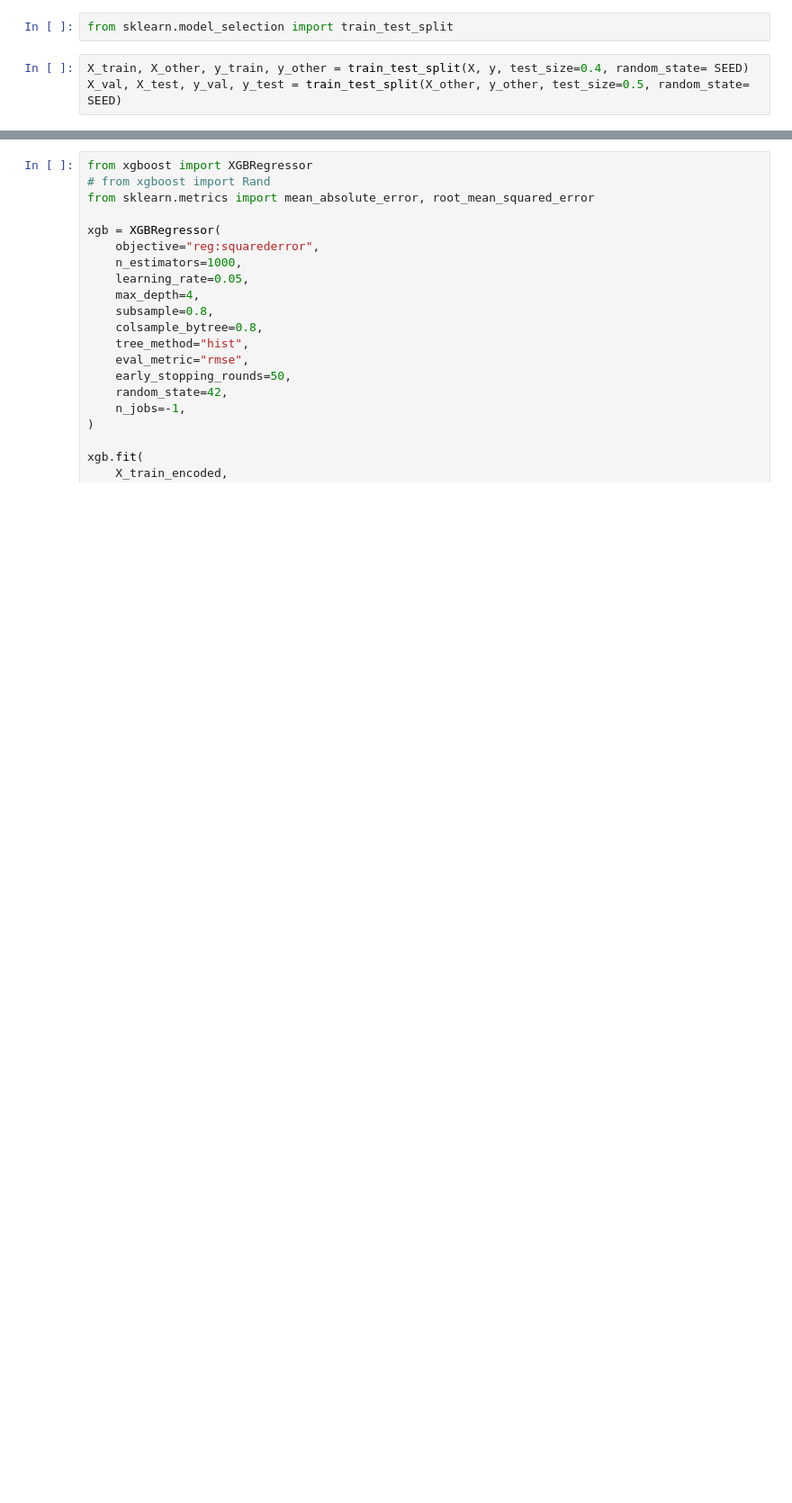
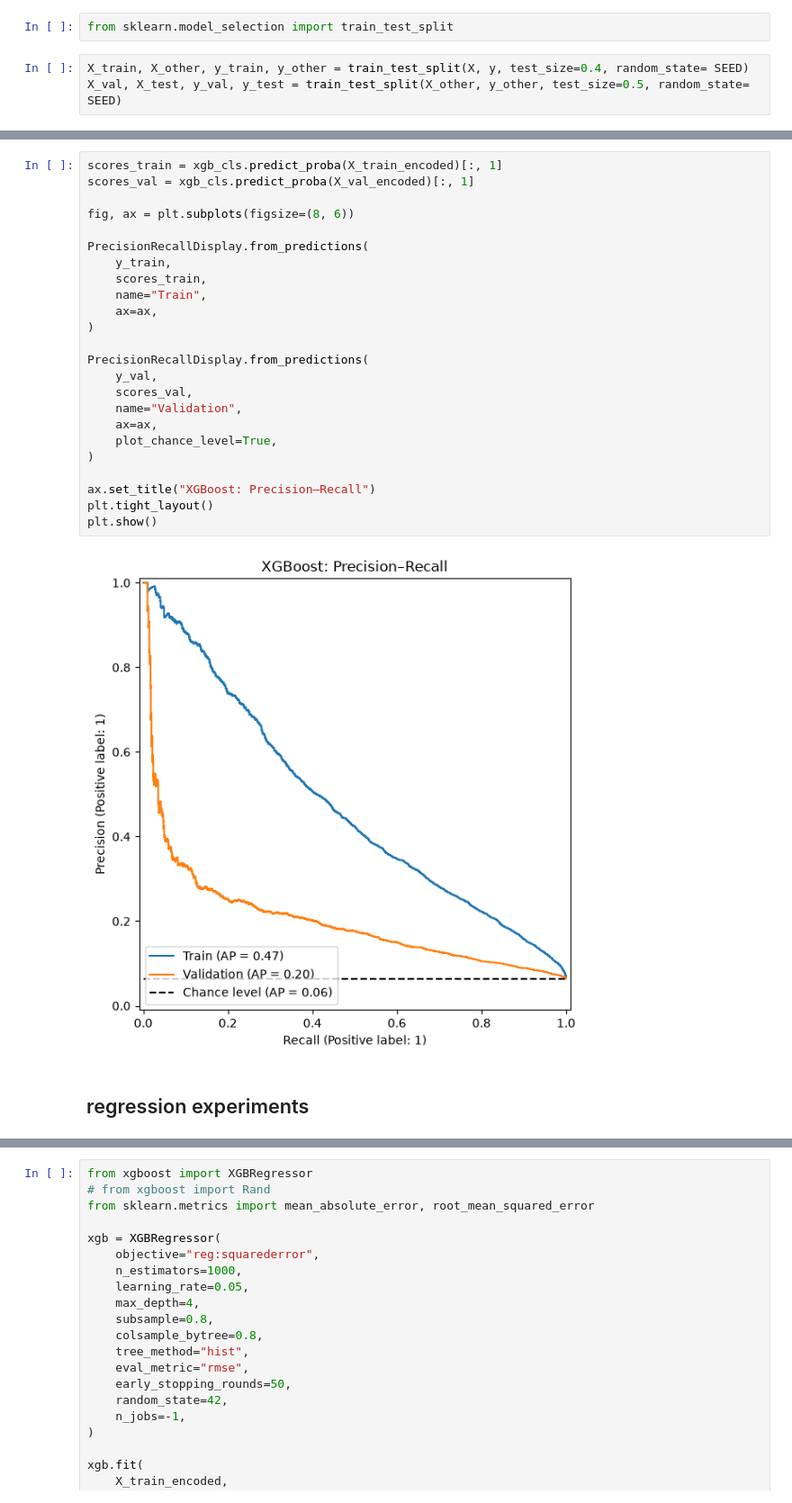
Before and after one commit to YanHab/delivery_delay, a Jupyter notebook: notebooks/eda_01.ipynb, the cells around one changed output, grey strips where cells are left out. Shown at 90% size. Drawn from its saved outputs; the diff is of its cells as text; blank space fills up the shorter version.

```diff
--- a/notebooks/eda_01.ipynb
+++ b/notebooks/eda_01.ipynb
@@ -284,3 +559,31 @@ print(X_val_encoded.shape)
+# %%
+scores_train = xgb_cls.predict_proba(X_train_encoded)[:, 1]
+scores_val = xgb_cls.predict_proba(X_val_encoded)[:, 1]
+
+fig, ax = plt.subplots(figsize=(8, 6))
+
+PrecisionRecallDisplay.from_predictions(
+    y_train,
+    scores_train,
+    name="Train",
+    ax=ax,
+)
+
+PrecisionRecallDisplay.from_predictions(
+    y_val,
+    scores_val,
+    name="Validation",
+    ax=ax,
+    plot_chance_level=True,
+)
+
+ax.set_title("XGBoost: Precision–Recall")
+plt.tight_layout()
+plt.show()
+# %% [output]
+[figure, added]
+# %% [markdown]
+## regression experiments
 # %%
 from sklearn.dummy import DummyRegressor
 from sklearn.metrics import mean_absolute_error
```
Also changed, not shown: parts of 26 cells of this notebook.
